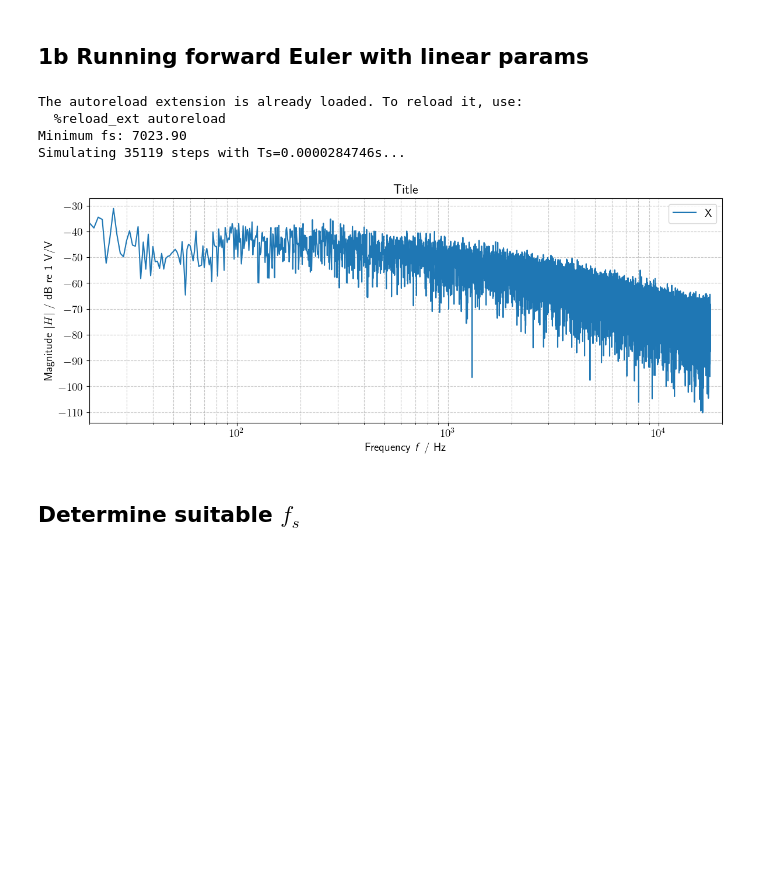
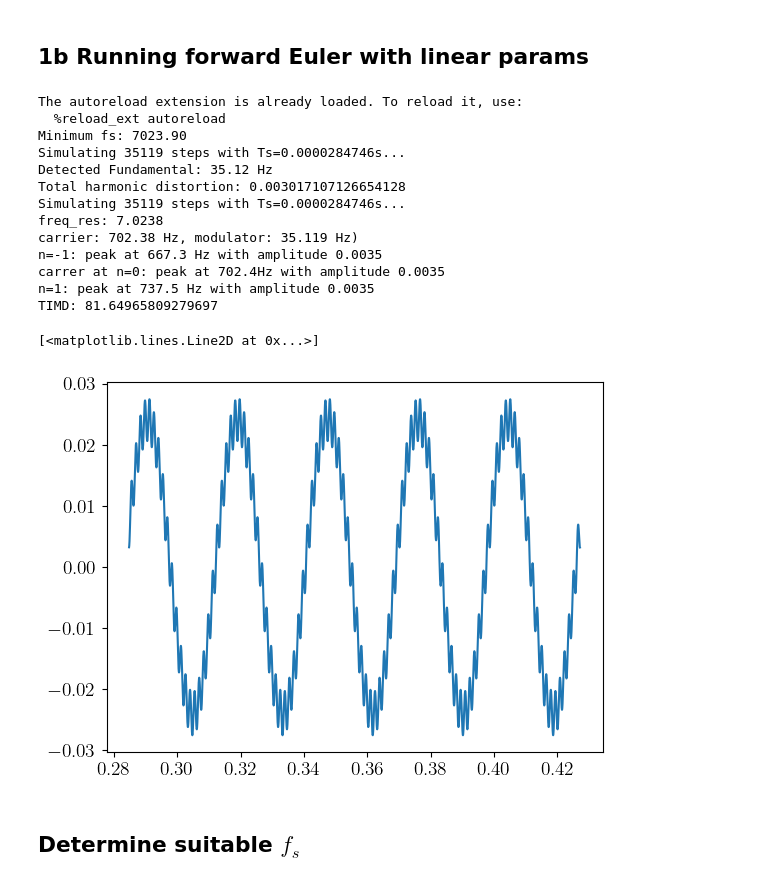
Before and after one commit to istlf/non-linear-transducers-project, a Jupyter notebook: Lab E - part 1.ipynb, the cells around one changed output. Saved outputs shown, nothing was run; the diff lists cells and outputs as text; code cells hidden in the pictures; blank space fills up the shorter version.

```diff
--- a/Lab E - part 1.ipynb
+++ b/Lab E - part 1.ipynb
@@ -81,39 +80,84 @@ F = np.array([
     [Bl/M_m,   -K_m/M_m,   -R_m/M_m ]
 ])
 x0 = np.array([0,0,0])
 
 G = np.array([
     1.0/L_e,
     0.0,
     0.0
 ])
 
 x0 = np.array([
     0.0,
     0.0,
     0.0
 ])
 
 minimum_fs = util.calculate_min_fs(F)
 print(f"Minimum fs: {minimum_fs:.2f}")
 fs = int(5*minimum_fs)
 
 pink_noise_20Hz = util.generate_pink_noise(fs*1, fs, fmin=20)
 
-# signal_int16 = np.int16(pink_noise_20Hz / np.max(np.abs(pink_noise_20Hz)) * 32767)
-# wavfile.write("signals/pink_noise_20Hz.wav", fs, signal_int16)
+duration = 1
+freq = fs/1000
+T = 1/freq
+Vrms = 0.15
 
-x = solve_forward_euler(F, G, pink_noise_20Hz, x0, fs)
+t = np.linspace(0,duration,int(duration*fs))
+single_freq = np.sqrt(2)*Vrms*np.sin(2 * np.pi * freq * t)
 
-f, X, X_dB = util.make_spectrum(x[:,0], fs, scaling=True, oneside=True)
+x = solve_forward_euler(F, G, single_freq, x0, fs)
 
-util.plot_mag([f], [X], legends=["X"], title="Title")
+d_single = x[:,2]
+
+# Snip t and d to avoid transient parts
+t_snipped = t[int(10*fs*T):int(15*fs*T)]
+d_single = d_single[int(10*fs*T):int(15*fs*T)]
+
+thd_val, data = util.thd_r(d_single, fs)
+print(f"Total harmonic distortion: {thd_val * 100}")
+
+# plt.figure()
+# plt.plot(t_snipped, d_single)
+
+two_freq = np.sqrt(2)*Vrms*np.sin(2 * np.pi * freq * t) + np.sqrt(2)*Vrms*np.sin(2 * np.pi * 20*freq * t)
+
+x = solve_forward_euler(F, G, two_freq, x0, fs)
+
+d_two_freq = x[:,2]
+
+d_two_freq = d_two_freq[int(10*fs*T):int(15*fs*T)]
+
+timd = util.timd(d_two_freq, fs, freq, 20*freq)
+print(f"TIMD: {timd * 100}")
+
+# util.save_wav("signals/two_freq.wav", two_freq, fs)
+
+plt.figure()
+plt.plot(t_snipped, d_two_freq)
+
+# x = solve_forward_euler(F, G, pink_noise_20Hz, x0, fs)
+
+# f, X, X_dB = util.make_spectrum(x[:,0], fs, scaling=True, oneside=True)
+
+# util.plot_mag([f], [X], legends=["X"], title="Title")
 # %% [output]
 The autoreload extension is already loaded. To reload it, use:
   %reload_ext autoreload
 Minimum fs: 7023.90
 Simulating 35119 steps with Ts=0.0000284746s...
+Detected Fundamental: 35.12 Hz
+Total harmonic distortion: 0.003017107126654128
+Simulating 35119 steps with Ts=0.0000284746s...
+freq_res: 7.0238
+carrier: 702.38 Hz, modulator: 35.119 Hz)
+n=-1: peak at 667.3 Hz with amplitude 0.0035
+carrer at n=0: peak at 702.4Hz with amplitude 0.0035
+n=1: peak at 737.5 Hz with amplitude 0.0035
+TIMD: 81.64965809279697
+[<matplotlib.lines.Line2D at 0x...>]
-[figure, old version]
+[figure, new version]
 # %% [markdown]
 ## Determine suitable $f_s$
 # %%
```
Also changed, not shown: parts of 1 cell of this notebook, 3 other files.
